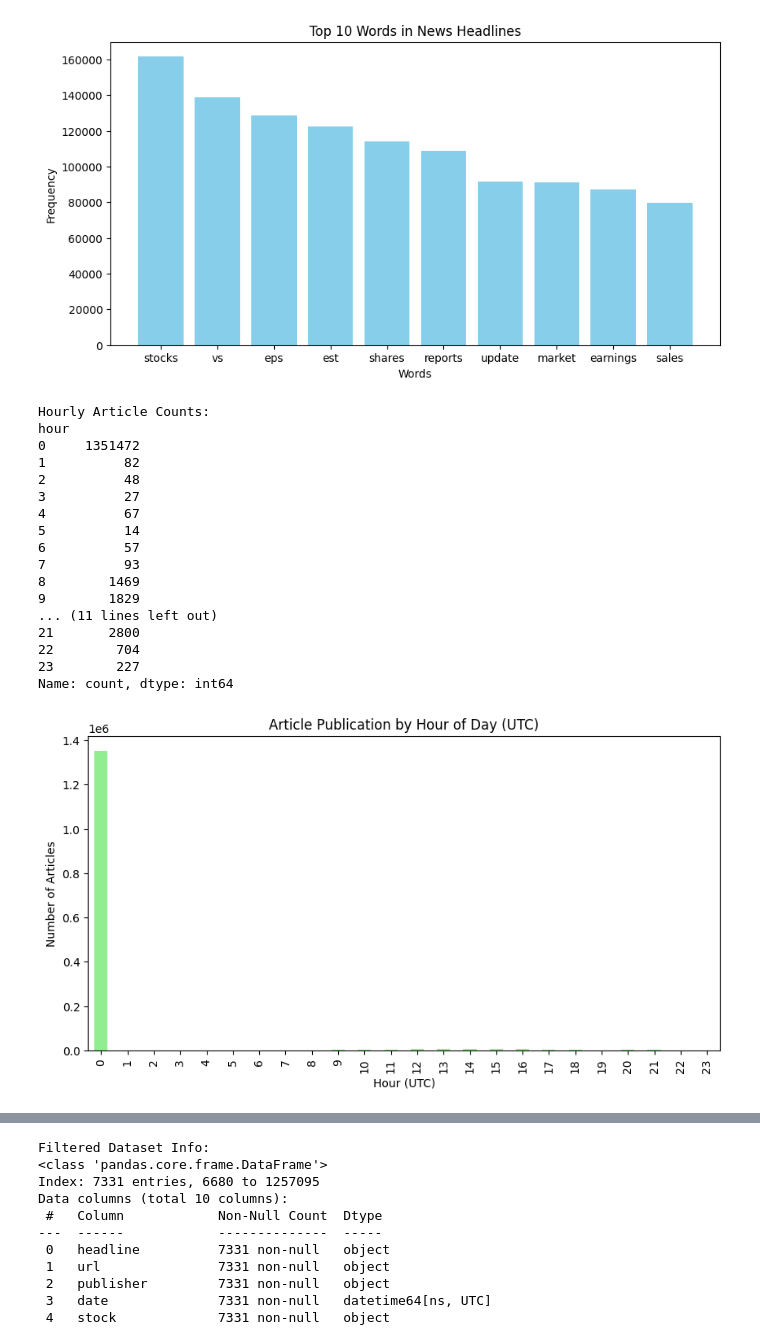
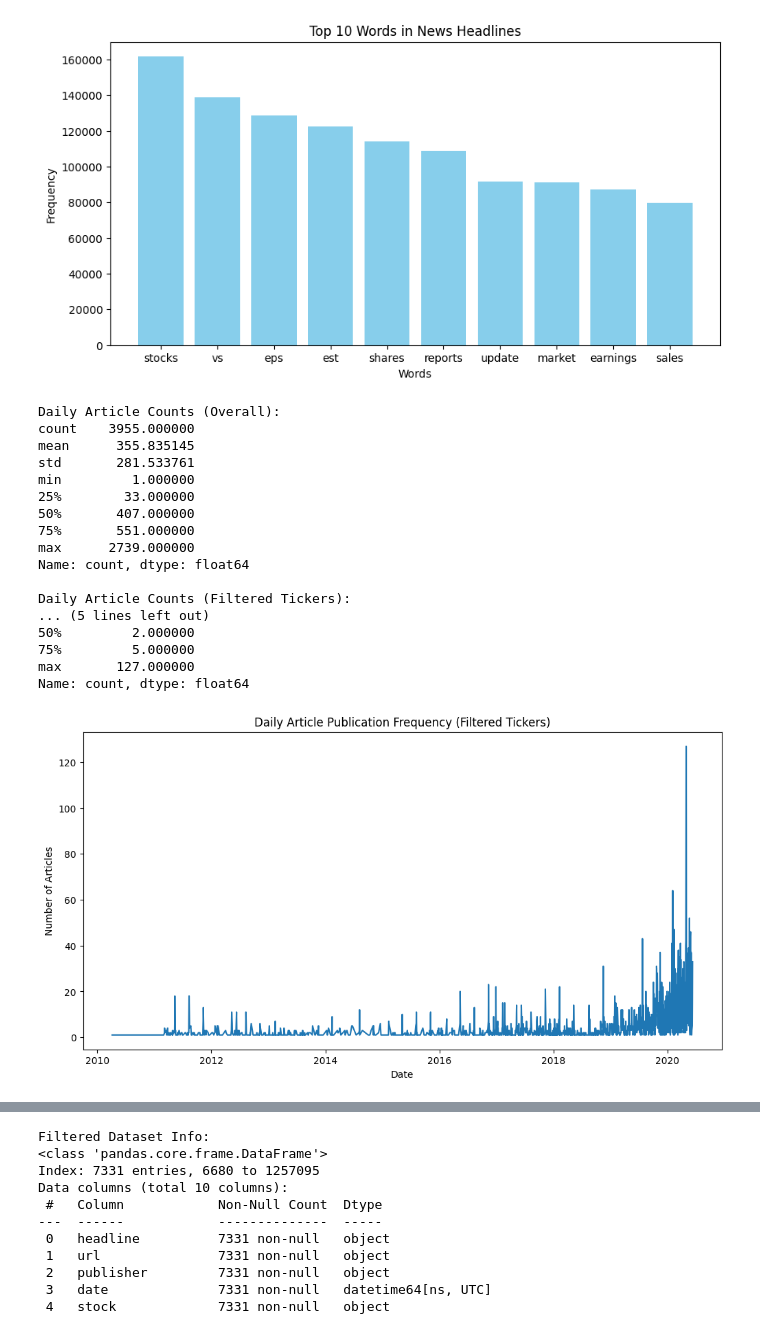
Before and after one commit to Dibora12/news_impact_price_analysis, a Jupyter notebook: notebooks/eda_news.ipynb, the cells around one changed output, grey strips where cells are left out. Saved outputs shown, nothing was run; the diff lists cells and outputs as text; code cells hidden in the pictures.

```diff
--- a/notebooks/eda_news.ipynb
+++ b/notebooks/eda_news.ipynb
@@ -145,40 +145,53 @@ Top 5 Common Words in Headlines:
 [('stocks', 161702), ('vs', 138835), ('eps', 128801), ('est', 122289), ('shares', 114140)]
 [figure]
 # %%
-# Time Series Analysis (Hourly)
+# Time Series Analysis (Daily)
 import matplotlib.pyplot as plt
+import pandas as pd
 
-# Extract hour from UTC datetime
-df_news['hour'] = df_news['date'].dt.hour
-hourly_counts = df_news['hour'].value_counts().sort_index()
+# Ensure date_only is available (from previous step)
+# If not, recompute
+df_news['date_only'] = df_news['date'].dt.date
 
-# Print hourly counts
-print("\nHourly Article Counts:")
-print(hourly_counts)
+# Filter for relevant tickers
+tickers = ['AAPL', 'AMZN', 'GOOG', 'FB', 'MSF', 'NVDA', 'TSLA']
+df_news_filtered = df_news[df_news['stock'].isin(tickers)]
 
-# Plot hourly publication frequency
-plt.figure(figsize=(10, 5))
-hourly_counts.plot(kind='bar', color='lightgreen')
-plt.title('Article Publication by Hour of Day (UTC)')
-plt.xlabel('Hour (UTC)')
+# Daily publication frequency (overall)
+daily_counts = df_news['date_only'].value_counts().sort_index()
+
+# Daily publication frequency (filtered tickers)
+daily_counts_filtered = df_news_filtered['date_only'].value_counts().sort_index()
+
+# Print daily counts summary
+print("\nDaily Article Counts (Overall):")
+print(daily_counts.describe())
+print("\nDaily Article Counts (Filtered Tickers):")
+print(daily_counts_filtered.describe())
+
+# Plot daily publication frequency (filtered tickers)
+plt.figure(figsize=(12, 6))
+daily_counts_filtered.plot()
+plt.title('Daily Article Publication Frequency (Filtered Tickers)')
+plt.xlabel('Date')
 plt.ylabel('Number of Articles')
 plt.show()
 # %% [output]
-Hourly Article Counts:
-hour
-0     1351472
-1          82
-2          48
-3          27
-4          67
-5          14
-6          57
-7          93
-8        1469
-9        1829
-... (11 lines left out)
-21       2800
-22        704
-23        227
-Name: count, dtype: int64
+Daily Article Counts (Overall):
+count    3955.000000
+mean      355.835145
+std       281.533761
+min         1.000000
+25%        33.000000
+50%       407.000000
+75%       551.000000
+max      2739.000000
+Name: count, dtype: float64
+
+Daily Article Counts (Filtered Tickers):
+... (5 lines left out)
+50%         2.000000
+75%         5.000000
+max       127.000000
+Name: count, dtype: float64
-[figure, old version]
+[figure, new version]
```
Also changed, not shown: parts of 3 cells of this notebook.
